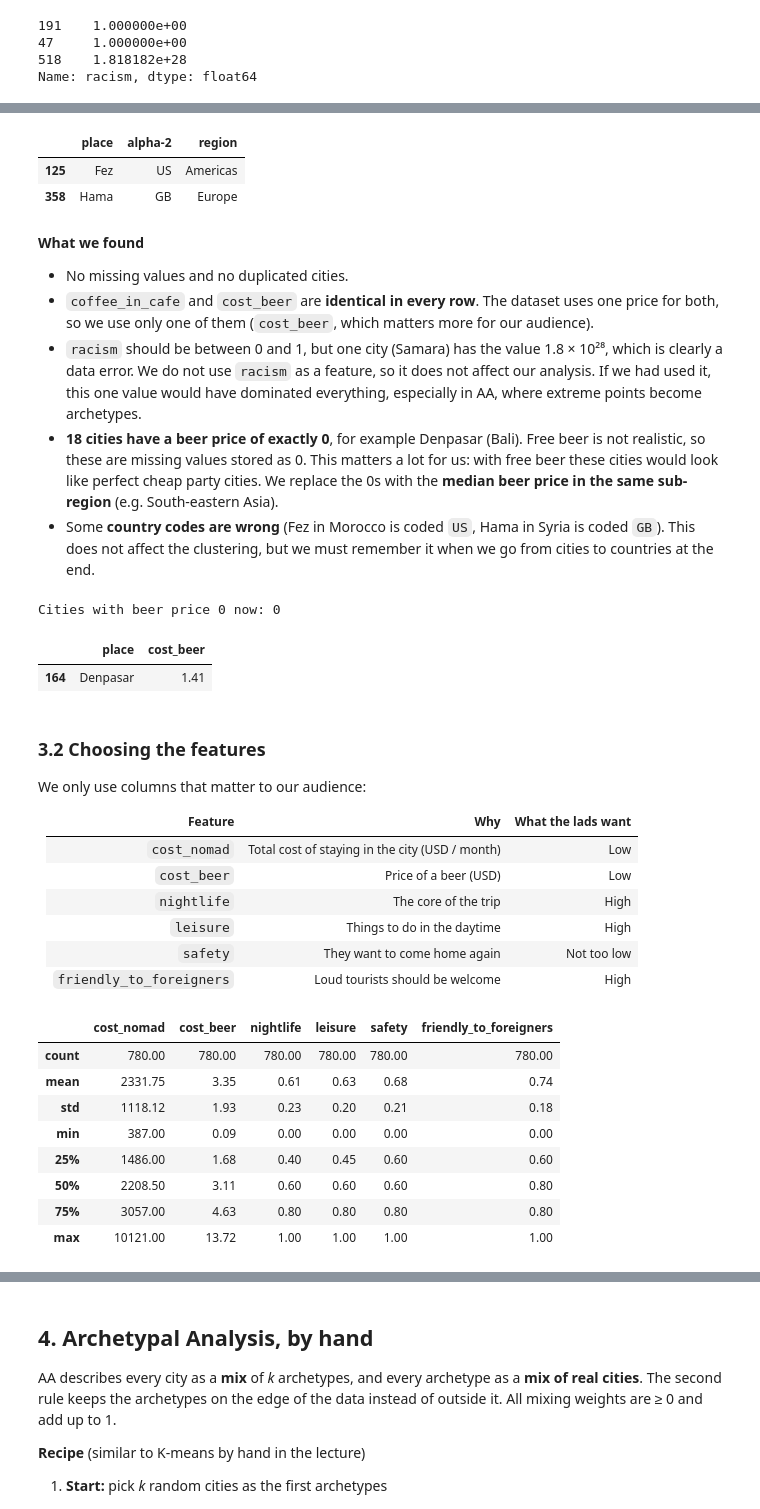
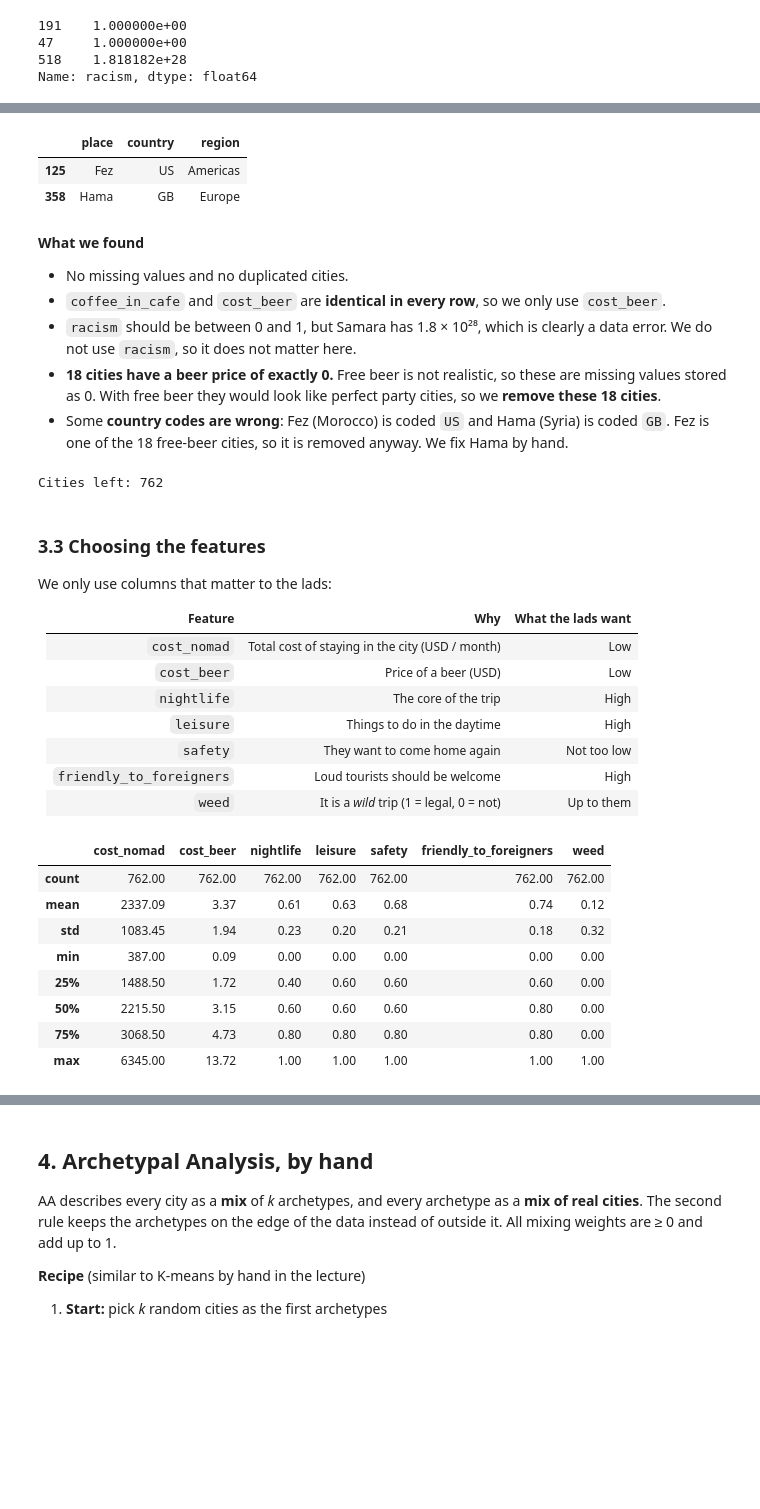
Before and after one commit to MadsPortefoljexx/PythonBuilds, a Jupyter notebook: 101 Data Handling/Weekly Assignment Week 39/part1_city_types.ipynb, the cells around one changed output, grey strips where cells are left out. Cells and saved outputs as stored; diff of their text form; code cells hidden in the pictures; blank space fills up the shorter version.

```diff
--- a/101 Data Handling/Weekly Assignment Week 39/part1_city_types.ipynb
+++ b/101 Data Handling/Weekly Assignment Week 39/part1_city_types.ipynb
@@ -52,5 +54,6 @@ from sklearn.preprocessing import StandardScaler
 # %%
 cities = pd.read_csv('https://sds-aau.github.io/SDS-master/M1/data/cities.csv')
+cities = cities.rename(columns={'alpha-2': 'country'})
 print(cities.shape)
 cities.head()
 # %% [output]
@@ -99,35 +99,28 @@ Cities with beer price 0: 18
 # %%
 # are the country codes right?
-cities.loc[cities['place'].isin(['Fez', 'Hama']), ['place', 'alpha-2', 'region']]
+cities.loc[cities['place'].isin(['Fez', 'Hama']), ['place', 'country', 'region']]
 # %% [output]
-|  | place | alpha-2 | region |
+|  | place | country | region |
 | 125 | Fez | US | Americas |
 | 358 | Hama | GB | Europe |
 # %% [markdown]
 **What we found**
 - No missing values and no duplicated cities.
-- `coffee_in_cafe` and `cost_beer` are **identical in every row**. The dataset uses one price for both, so we use only one of them (`cost_beer`, which matters more for our audience).
-- `racism` should be between 0 and 1, but one city (Samara) has the value 1.8 × 10²⁸, which is clearly a data error.
-  We do not use `racism` as a feature, so it does not affect our analysis. If we had used it, this one value would have
-  dominated everything, especially in AA, where extreme points become archetypes.
-- **18 cities have a beer price of exactly 0**, for example Denpasar (Bali). Free beer is not realistic, so these are
-  missing values stored as 0. This matters a lot for us: with free beer these cities would look like perfect cheap party cities.
-  We replace the 0s with the **median beer price in the same sub-region** (e.g. South-eastern Asia).
-- Some **country codes are wrong** (Fez in Morocco is coded `US`, Hama in Syria is coded `GB`).
-  This does not affect the clustering, but we must remember it when we go from cities to countries at the end.
+- `coffee_in_cafe` and `cost_beer` are **identical in every row**, so we only use `cost_beer`.
+- `racism` should be between 0 and 1, but Samara has 1.8 × 10²⁸, which is clearly a data error. We do not use `racism`, so it does not matter here.
+- **18 cities have a beer price of exactly 0.** Free beer is not realistic, so these are missing values stored as 0.
+  With free beer they would look like perfect party cities, so we **remove these 18 cities**.
+- Some **country codes are wrong**: Fez (Morocco) is coded `US` and Hama (Syria) is coded `GB`.
+  Fez is one of the 18 free-beer cities, so it is removed anyway. We fix Hama by hand.
-# %%
-cities['cost_beer'] = cities['cost_beer'].replace(0, np.nan)
-cities['cost_beer'] = cities['cost_beer'].fillna(cities.groupby('sub-region')['cost_beer'].transform('median'))
-
-print('Cities with beer price 0 now:', (cities['cost_beer'] == 0).sum())
-cities.loc[cities['place'] == 'Denpasar', ['place', 'cost_beer']]
-# %% [output]
-Cities with beer price 0 now: 0
-|  | place | cost_beer |
-| 164 | Denpasar | 1.41 |
+# %%
+cities = cities[cities['cost_beer'] > 0].reset_index(drop=True)
+cities.loc[cities['place'] == 'Hama', 'country'] = 'SY'
+print('Cities left:', len(cities))
+# %% [output]
+Cities left: 762
 # %% [markdown]
-### 3.2 Choosing the features
-We only use columns that matter to our audience:
+### 3.3 Choosing the features
+We only use columns that matter to the lads:
 
 | Feature | Why | What the lads want |
 |---|---|---|
@@ -137,16 +130,17 @@ We only use columns that matter to our audience:
 | `leisure` | Things to do in the daytime | High |
 | `safety` | They want to come home again | Not too low |
 | `friendly_to_foreigners` | Loud tourists should be welcome | High |
+| `weed` | It is a *wild* trip (1 = legal, 0 = not) | Up to them |
 # %%
-features = ['cost_nomad', 'cost_beer', 'nightlife', 'leisure', 'safety', 'friendly_to_foreigners']
+features = ['cost_nomad', 'cost_beer', 'nightlife', 'leisure', 'safety', 'friendly_to_foreigners', 'weed']
 cities[features].describe().round(2)
 # %% [output]
-|  | cost_nomad | cost_beer | nightlife | leisure | safety | friendly_to_foreigners |
-| count | 780.00 | 780.00 | 780.00 | 780.00 | 780.00 | 780.00 |
-| mean | 2331.75 | 3.35 | 0.61 | 0.63 | 0.68 | 0.74 |
-| std | 1118.12 | 1.93 | 0.23 | 0.20 | 0.21 | 0.18 |
-| min | 387.00 | 0.09 | 0.00 | 0.00 | 0.00 | 0.00 |
-| 25% | 1486.00 | 1.68 | 0.40 | 0.45 | 0.60 | 0.60 |
-| 50% | 2208.50 | 3.11 | 0.60 | 0.60 | 0.60 | 0.80 |
-| 75% | 3057.00 | 4.63 | 0.80 | 0.80 | 0.80 | 0.80 |
-| max | 10121.00 | 13.72 | 1.00 | 1.00 | 1.00 | 1.00 |
+|  | cost_nomad | cost_beer | nightlife | leisure | safety | friendly_to_foreigners | weed |
+| count | 762.00 | 762.00 | 762.00 | 762.00 | 762.00 | 762.00 | 762.00 |
+| mean | 2337.09 | 3.37 | 0.61 | 0.63 | 0.68 | 0.74 | 0.12 |
+| std | 1083.45 | 1.94 | 0.23 | 0.20 | 0.21 | 0.18 | 0.32 |
+| min | 387.00 | 0.09 | 0.00 | 0.00 | 0.00 | 0.00 | 0.00 |
+| 25% | 1488.50 | 1.72 | 0.40 | 0.60 | 0.60 | 0.60 | 0.00 |
+| 50% | 2215.50 | 3.15 | 0.60 | 0.60 | 0.60 | 0.80 | 0.00 |
+| 75% | 3068.50 | 4.73 | 0.80 | 0.80 | 0.80 | 0.80 | 0.00 |
+| max | 6345.00 | 13.72 | 1.00 | 1.00 | 1.00 | 1.00 | 1.00 |
```
Also changed, not shown: parts of 41 cells of this notebook.
